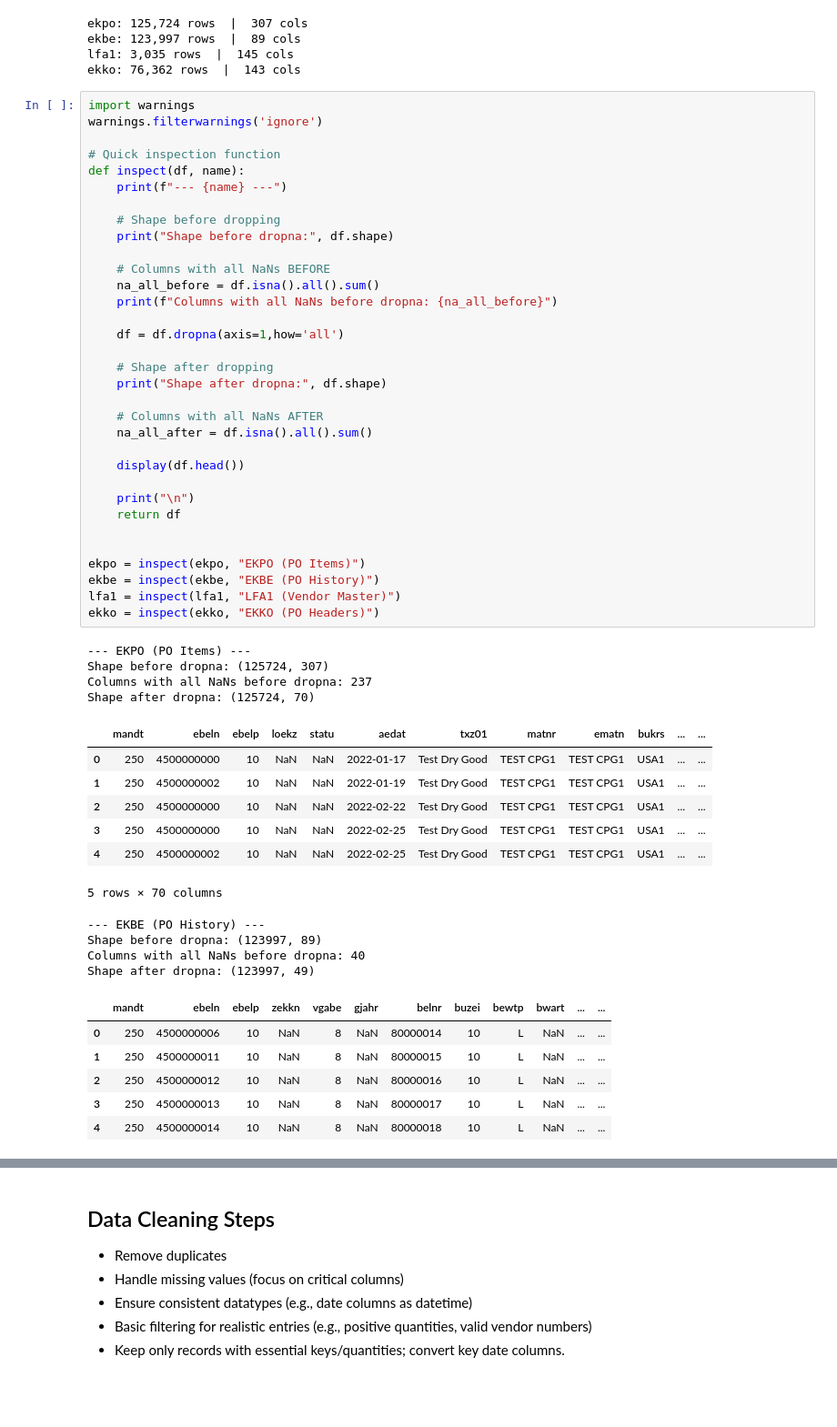
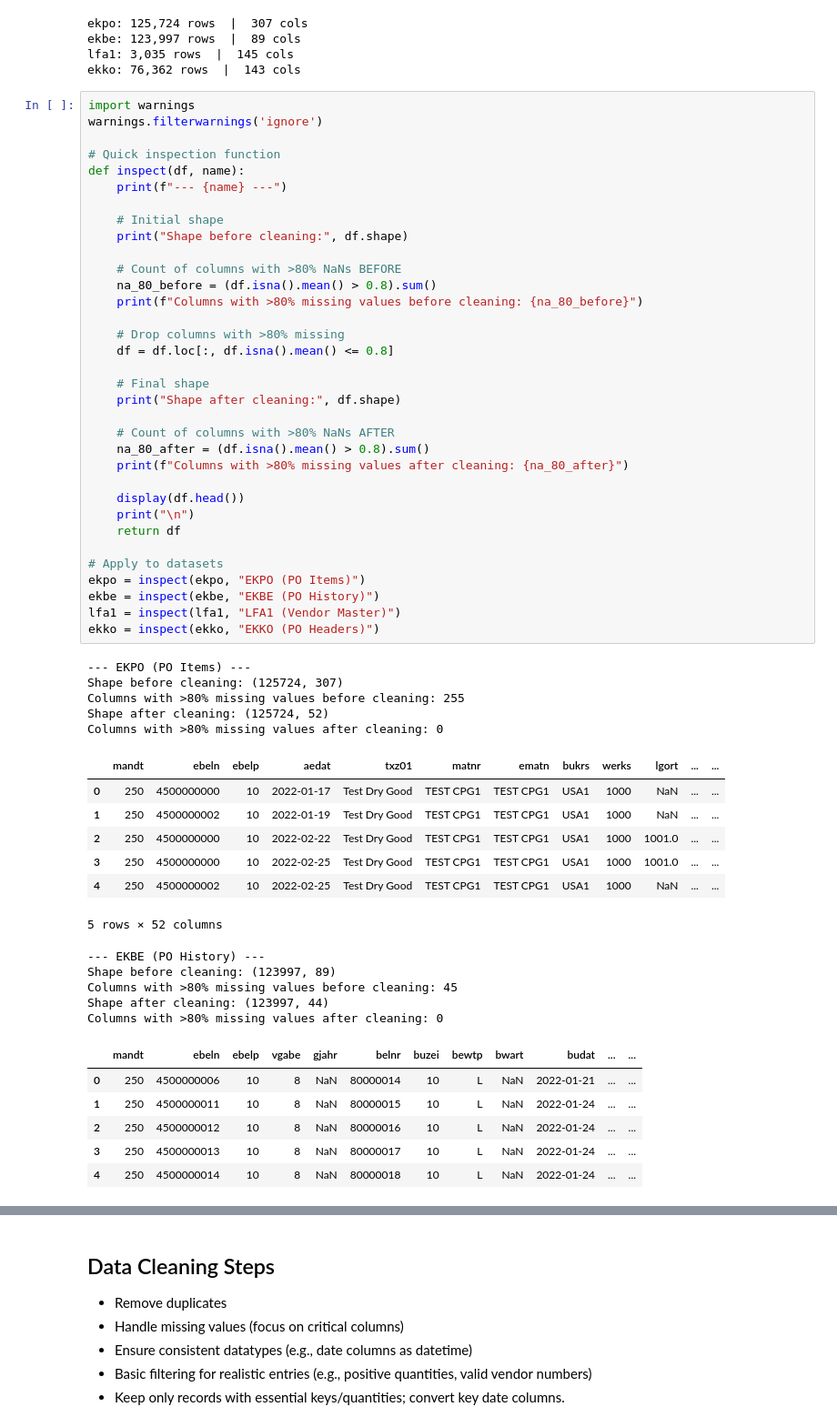
Before and after one commit to YuryBesiakov/SAP-Data-Science, a Jupyter notebook: sap-data-science.ipynb, the cells around one changed output, grey strips where cells are left out. Shown at 91% size. Drawn from its saved outputs; the diff is of its cells as text; blank space fills up the shorter version.

```diff
--- a/sap-data-science.ipynb
+++ b/sap-data-science.ipynb
@@ -59,55 +59,58 @@ ekko: 76,362 rows  |  143 cols
 # %%
 import warnings
 warnings.filterwarnings('ignore')
 
 # Quick inspection function
 def inspect(df, name):
     print(f"--- {name} ---")
 
-    # Shape before dropping
-    print("Shape before dropna:", df.shape)
+    # Initial shape
+    print("Shape before cleaning:", df.shape)
 
-    # Columns with all NaNs BEFORE
-    na_all_before = df.isna().all().sum()
-    print(f"Columns with all NaNs before dropna: {na_all_before}")
+    # Count of columns with >80% NaNs BEFORE
+    na_80_before = (df.isna().mean() > 0.8).sum()
+    print(f"Columns with >80% missing values before cleaning: {na_80_before}")
 
-    df = df.dropna(axis=1,how='all')
+    # Drop columns with >80% missing
+    df = df.loc[:, df.isna().mean() <= 0.8]
 
-    # Shape after dropping
-    print("Shape after dropna:", df.shape)
+    # Final shape
+    print("Shape after cleaning:", df.shape)
 
-    # Columns with all NaNs AFTER
-    na_all_after = df.isna().all().sum()
+    # Count of columns with >80% NaNs AFTER
+    na_80_after = (df.isna().mean() > 0.8).sum()
+    print(f"Columns with >80% missing values after cleaning: {na_80_after}")
 
     display(df.head())
-
     print("\n")
     return df
 
-
+# Apply to datasets
 ekpo = inspect(ekpo, "EKPO (PO Items)")
 ekbe = inspect(ekbe, "EKBE (PO History)")
 lfa1 = inspect(lfa1, "LFA1 (Vendor Master)")
 ekko = inspect(ekko, "EKKO (PO Headers)")
 # %% [output]
 --- EKPO (PO Items) ---
-Shape before dropna: (125724, 307)
-Columns with all NaNs before dropna: 237
-Shape after dropna: (125724, 70)
+Shape before cleaning: (125724, 307)
+Columns with >80% missing values before cleaning: 255
+Shape after cleaning: (125724, 52)
+Columns with >80% missing values after cleaning: 0
-|  | mandt | ebeln | ebelp | loekz | statu | aedat | txz01 | matnr | ematn | bukrs | ... | ... |
-| 0 | 250 | 4500000000 | 10 | NaN | NaN | 2022-01-17 | Test Dry Good | TEST CPG1 | TEST CPG1 | USA1 | ... | ... |
-| 1 | 250 | 4500000002 | 10 | NaN | NaN | 2022-01-19 | Test Dry Good | TEST CPG1 | TEST CPG1 | USA1 | ... | ... |
-| 2 | 250 | 4500000000 | 10 | NaN | NaN | 2022-02-22 | Test Dry Good | TEST CPG1 | TEST CPG1 | USA1 | ... | ... |
-| 3 | 250 | 4500000000 | 10 | NaN | NaN | 2022-02-25 | Test Dry Good | TEST CPG1 | TEST CPG1 | USA1 | ... | ... |
-| 4 | 250 | 4500000002 | 10 | NaN | NaN | 2022-02-25 | Test Dry Good | TEST CPG1 | TEST CPG1 | USA1 | ... | ... |
+|  | mandt | ebeln | ebelp | aedat | txz01 | matnr | ematn | bukrs | werks | lgort | ... | ... |
+| 0 | 250 | 4500000000 | 10 | 2022-01-17 | Test Dry Good | TEST CPG1 | TEST CPG1 | USA1 | 1000 | NaN | ... | ... |
+| 1 | 250 | 4500000002 | 10 | 2022-01-19 | Test Dry Good | TEST CPG1 | TEST CPG1 | USA1 | 1000 | NaN | ... | ... |
+| 2 | 250 | 4500000000 | 10 | 2022-02-22 | Test Dry Good | TEST CPG1 | TEST CPG1 | USA1 | 1000 | 1001.0 | ... | ... |
+| 3 | 250 | 4500000000 | 10 | 2022-02-25 | Test Dry Good | TEST CPG1 | TEST CPG1 | USA1 | 1000 | 1001.0 | ... | ... |
+| 4 | 250 | 4500000002 | 10 | 2022-02-25 | Test Dry Good | TEST CPG1 | TEST CPG1 | USA1 | 1000 | NaN | ... | ... |
-5 rows × 70 columns
+5 rows × 52 columns
 --- EKBE (PO History) ---
-Shape before dropna: (123997, 89)
-Columns with all NaNs before dropna: 40
-Shape after dropna: (123997, 49)
+Shape before cleaning: (123997, 89)
+Columns with >80% missing values before cleaning: 45
+Shape after cleaning: (123997, 44)
+Columns with >80% missing values after cleaning: 0
-|  | mandt | ebeln | ebelp | zekkn | vgabe | gjahr | belnr | buzei | bewtp | bwart | ... | ... |
-| 0 | 250 | 4500000006 | 10 | NaN | 8 | NaN | 80000014 | 10 | L | NaN | ... | ... |
-| 1 | 250 | 4500000011 | 10 | NaN | 8 | NaN | 80000015 | 10 | L | NaN | ... | ... |
-| 2 | 250 | 4500000012 | 10 | NaN | 8 | NaN | 80000016 | 10 | L | NaN | ... | ... |
-| 3 | 250 | 4500000013 | 10 | NaN | 8 | NaN | 80000017 | 10 | L | NaN | ... | ... |
-| 4 | 250 | 4500000014 | 10 | NaN | 8 | NaN | 80000018 | 10 | L | NaN | ... | ... |
+|  | mandt | ebeln | ebelp | vgabe | gjahr | belnr | buzei | bewtp | bwart | budat | ... | ... |
+| 0 | 250 | 4500000006 | 10 | 8 | NaN | 80000014 | 10 | L | NaN | 2022-01-21 | ... | ... |
+| 1 | 250 | 4500000011 | 10 | 8 | NaN | 80000015 | 10 | L | NaN | 2022-01-24 | ... | ... |
+| 2 | 250 | 4500000012 | 10 | 8 | NaN | 80000016 | 10 | L | NaN | 2022-01-24 | ... | ... |
+| 3 | 250 | 4500000013 | 10 | 8 | NaN | 80000017 | 10 | L | NaN | 2022-01-24 | ... | ... |
+| 4 | 250 | 4500000014 | 10 | 8 | NaN | 80000018 | 10 | L | NaN | 2022-01-24 | ... | ... |
```
Also changed, not shown: parts of 24 cells of this notebook.
